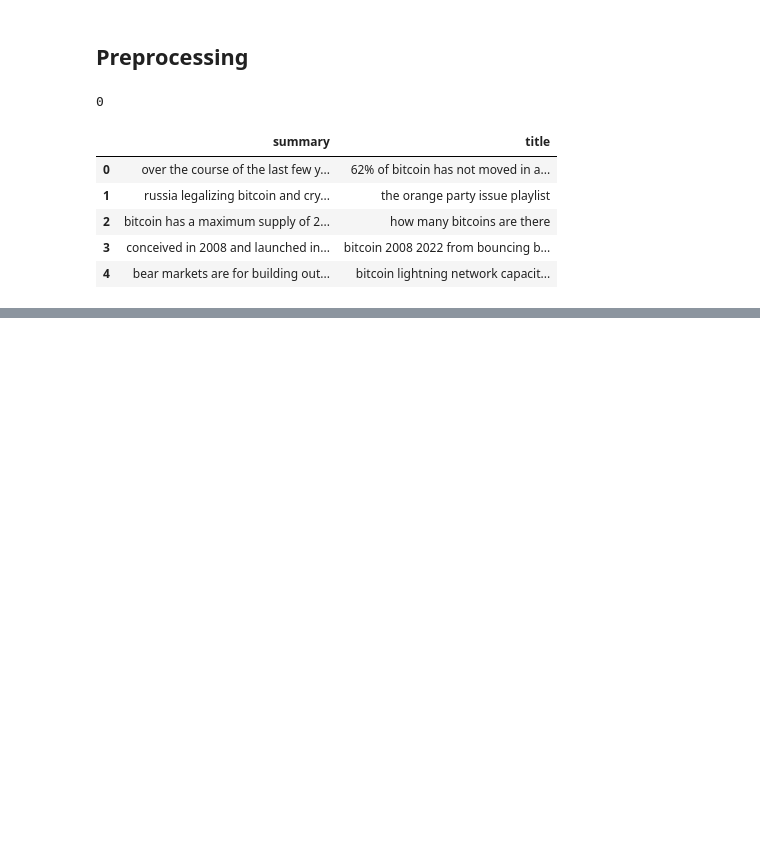
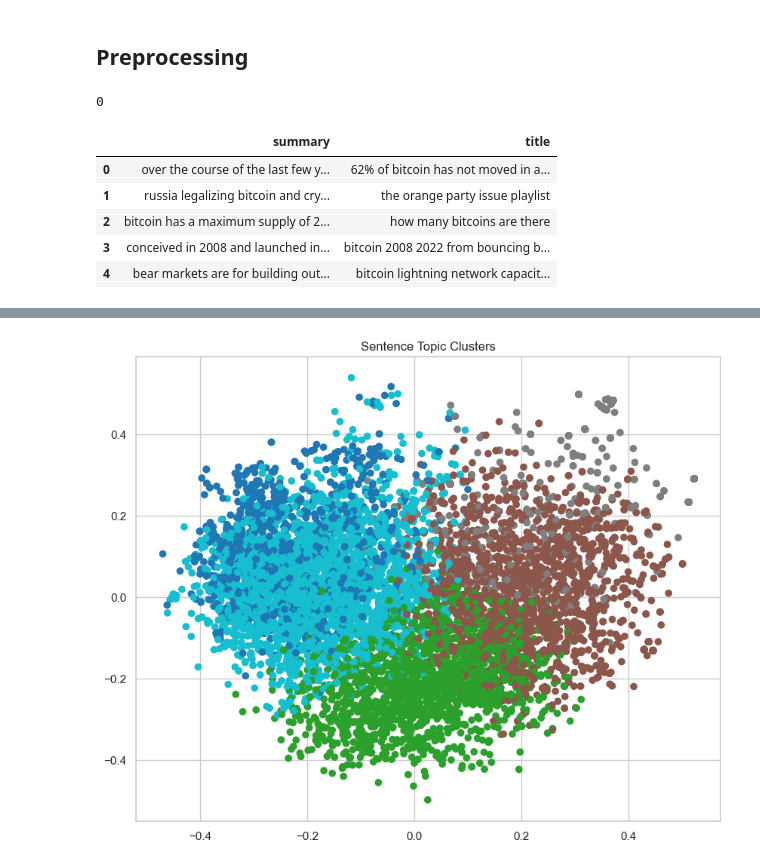
Before and after one commit to gaurav1-9/temporal-topical-sorting, a Jupyter notebook: bitcoin/code_v1.ipynb, the cells around one changed output, grey strips where cells are left out. Cells and saved outputs as stored; diff of their text form; code cells hidden in the pictures; blank space fills up the shorter version.

```diff
--- a/bitcoin/code_v1.ipynb
+++ b/bitcoin/code_v1.ipynb
@@ -70,0 +132,5 @@ data.head()
+# %%
+num_clusters = 5
+kmeans = KMeans(n_clusters=num_clusters, random_state=42)
+sent_df["cluster"] = kmeans.fit_predict(embeddings)
+sent_df.head()
@@ -70,0 +164,12 @@ data.head()
+# %%
+from sklearn.decomposition import PCA
+
+pca = PCA(n_components=2)
+reduced = pca.fit_transform(embeddings)
+
+plt.figure(figsize=(10, 8))
+plt.scatter(reduced[:, 0], reduced[:, 1], c=sent_df["cluster"], cmap='tab10')
+plt.title("Sentence Topic Clusters")
+plt.show()
+# %% [output]
+[figure, added]
```
Also changed, not shown: parts of 14 cells of this notebook, 2 other files.
